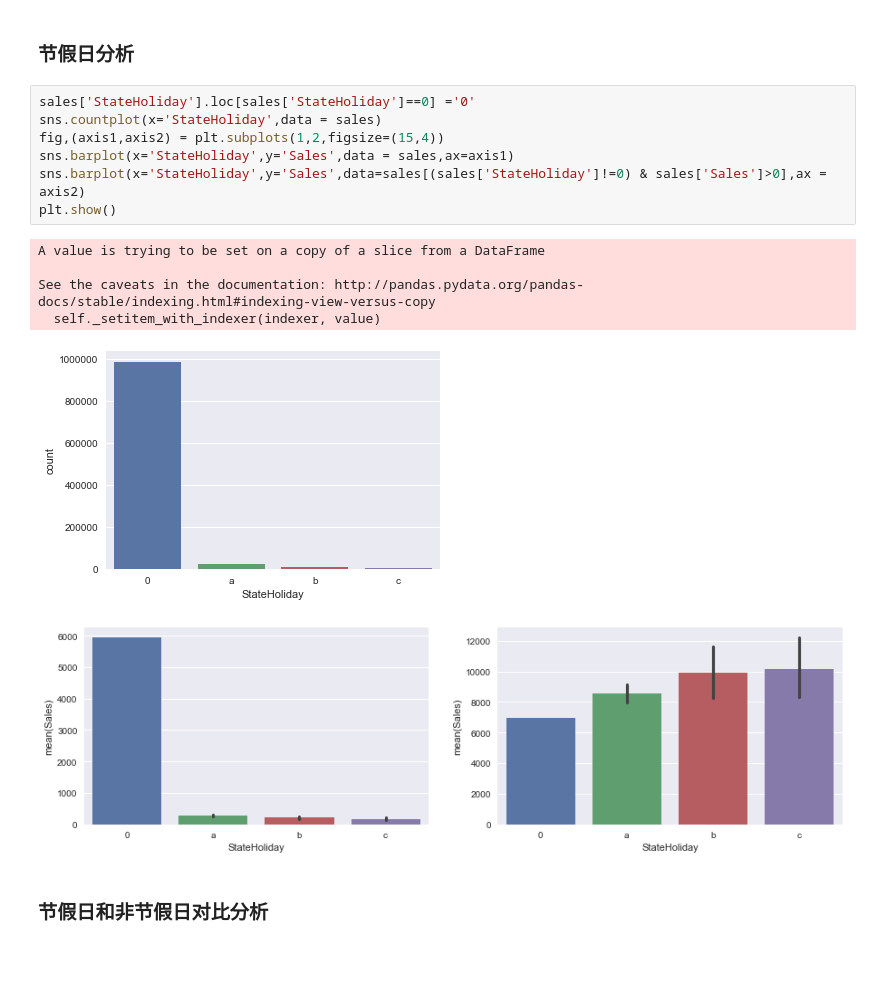
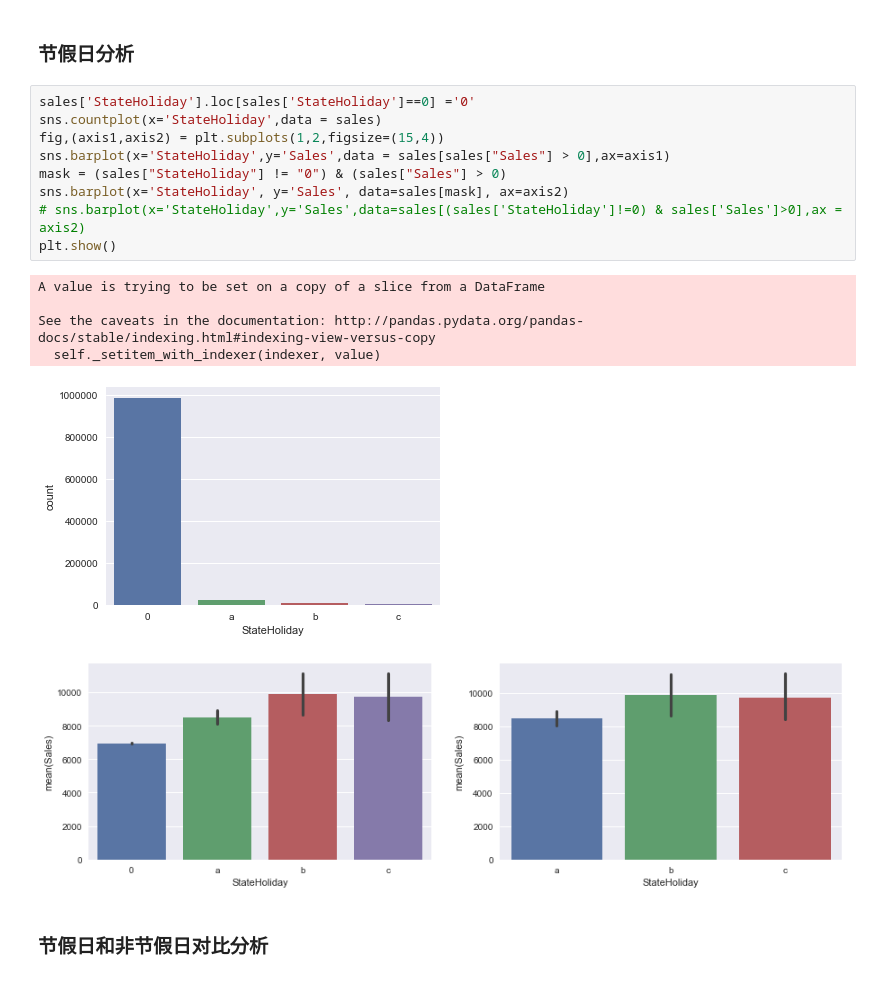
Before and after one commit to Sampson91/Rossmann-Store-Sales, a Jupyter notebook: 1.数据探索.ipynb, the cells around one changed output. Cells and saved outputs as stored; diff of their text form.

```diff
--- a/1.数据探索.ipynb
+++ b/1.数据探索.ipynb
@@ -129,17 +128,19 @@ plt.show()
 # %%
 sales['StateHoliday'].loc[sales['StateHoliday']==0] ='0'
 sns.countplot(x='StateHoliday',data = sales)
 fig,(axis1,axis2) = plt.subplots(1,2,figsize=(15,4))
-sns.barplot(x='StateHoliday',y='Sales',data = sales,ax=axis1)
-sns.barplot(x='StateHoliday',y='Sales',data=sales[(sales['StateHoliday']!=0) & sales['Sales']>0],ax = axis2)
+sns.barplot(x='StateHoliday',y='Sales',data = sales[sales["Sales"] > 0],ax=axis1)
+mask = (sales["StateHoliday"] != "0") & (sales["Sales"] > 0)
+sns.barplot(x='StateHoliday', y='Sales', data=sales[mask], ax=axis2)
+# sns.barplot(x='StateHoliday',y='Sales',data=sales[(sales['StateHoliday']!=0) & sales['Sales']>0],ax = axis2)
 plt.show()
 # %% [output]
 A value is trying to be set on a copy of a slice from a DataFrame
 
 See the caveats in the documentation: http://pandas.pydata.org/pandas-docs/stable/indexing.html#indexing-view-versus-copy
   self._setitem_with_indexer(indexer, value)
 [figure]
-[figure, old version]
+[figure, new version]
 # %% [markdown]
 ###  节假日和非节假日对比分析
 # %%
```
Also changed, not shown: parts of 2 cells of this notebook, 2 other files.
